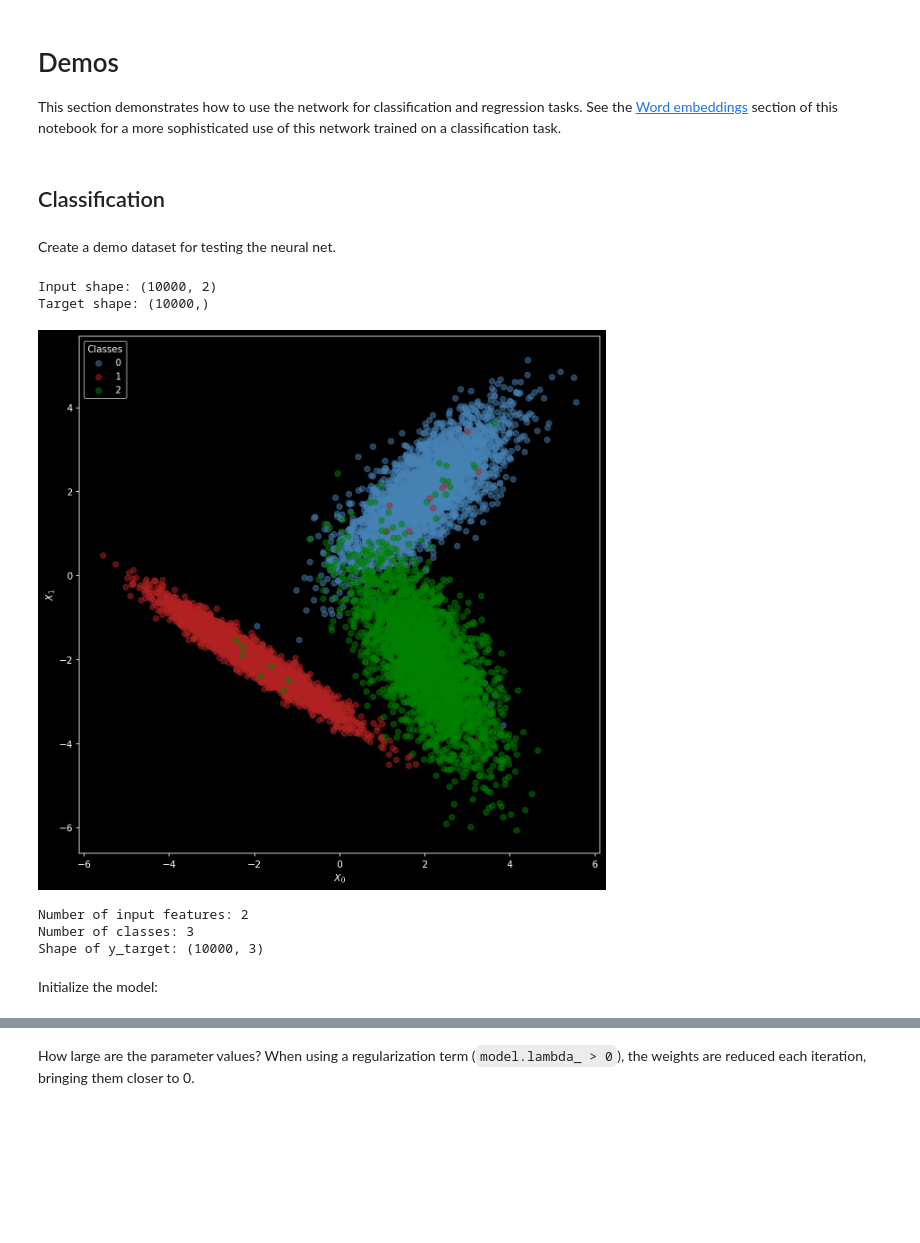
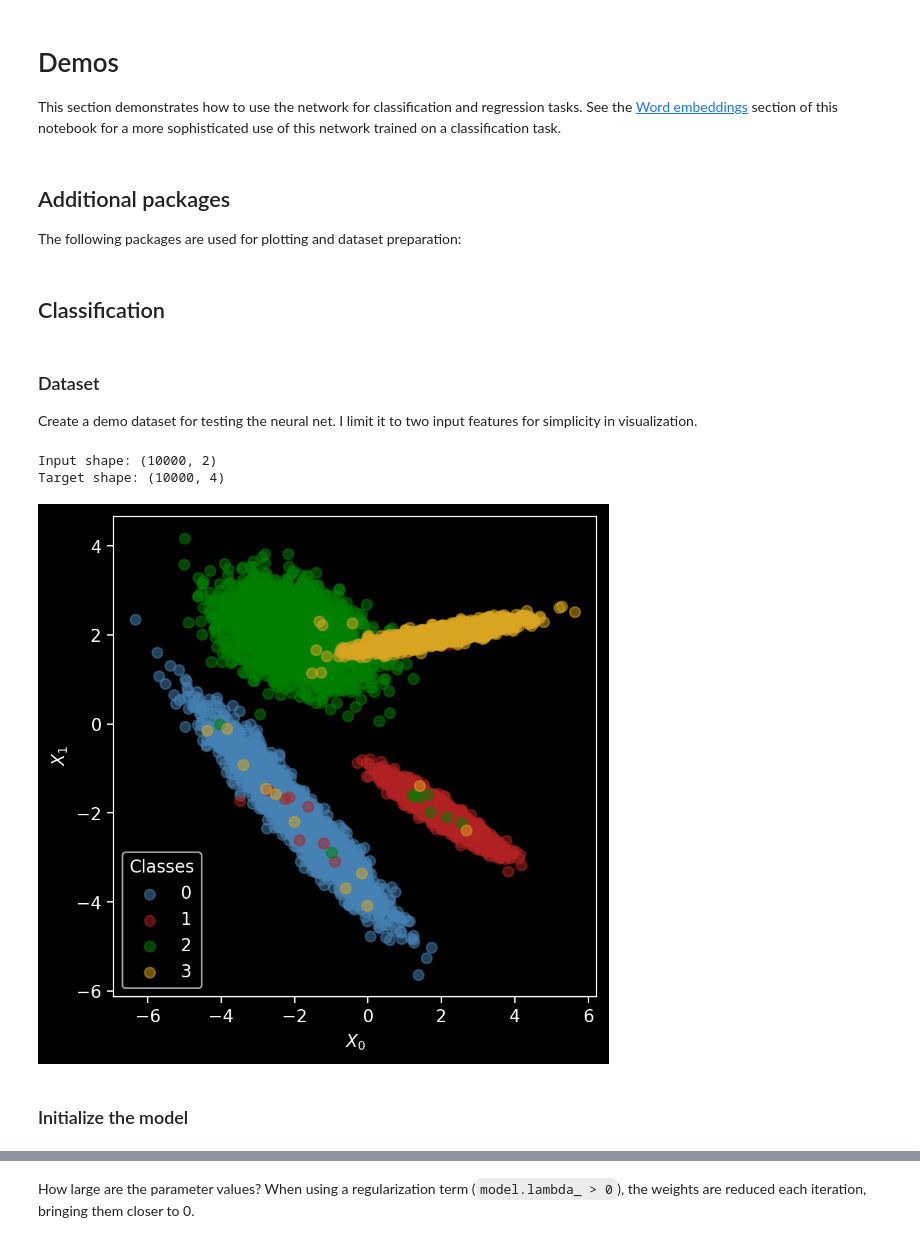
Before and after one commit to rparkr/ml-projects, a Jupyter notebook: neural_network_from_scratch.ipynb, the cells around one changed output, grey strips where cells are left out. Saved outputs shown, nothing was run; the diff lists cells and outputs as text; code cells hidden in the pictures; blank space fills up the shorter version.

```diff
--- a/neural_network_from_scratch.ipynb
+++ b/neural_network_from_scratch.ipynb
@@ -700,3 +1049,6 @@ class nn():
 # %% [markdown]
 # Demos
 This section demonstrates how to use the network for classification and regression tasks. See the [Word embeddings](#word-embeddings) section of this notebook for a more sophisticated use of this network trained on a classification task.
+# %% [markdown]
+## Additional packages
+The following packages are used for plotting and dataset preparation:
@@ -703,57 +1060,54 @@ This section demonstrates how to use the network for classification and regressi
 # %% [markdown]
 ## Classification
 # %% [markdown]
-Create a demo dataset for testing the neural net.
+### Dataset
+Create a demo dataset for testing the neural net. I limit it to two input features for simplicity in visualization.
 # %%
-import matplotlib as mpl  # low-level plotting functionality
-import matplotlib.pyplot as plt  # general-purpose plotting
-from sklearn.datasets import make_classification  # dataset generation
-from tqdm.auto import tqdm  # progres bars
-
 # Create arrays for the inputs (X) and target (y)
+# Choose any of the three methods below:
+# X, y = make_moons(n_samples=10_000, noise=0.2)
+# X, y = make_circles(n_samples=10_000, noise=0.05)
 X, y = make_classification(
     n_samples=10_000,
-    n_classes=3,
+    n_classes=4,
     n_features=2,  # total number of features
     n_informative=2,
     n_redundant=0,
     n_repeated=0,
     n_clusters_per_class=1,
     class_sep=2.0  # larger values create clusters farther apart
 )
 
+# Cast to the same data type used for the network's parameters
+X = X.astype(np.float32)
+# Encode y_target to match the format for computing loss
+y_target = one_hot_encode(y).astype(np.uint8)
+
 print(f"Input shape: {X.shape}")
-print(f"Target shape: {y.shape}")
+print(f"Target shape: {y_target.shape}")
 
-fig, ax = plt.subplots(figsize=(10, 10), dpi=150)
+# All at once, using default colors
+# plt.scatter(X[:, 0], X[:, 1], c=y, alpha=0.5, s=50)
+# plt.show()
+
+colors_list = ['steelblue', 'firebrick', 'green', 'goldenrod', 'slateblue', 'dimgray', 'saddlebrown', 'tomato', 'lightgreen', 'darkorange']
+
+fig, ax = plt.subplots(figsize=(5, 5), dpi=200)
 # Plot each class label
-for n, color in zip(np.unique(y), ['steelblue', 'firebrick', 'green']):
+for n, color in zip(np.unique(y), colors_list):
     ax.scatter(X[y==n, 0], X[y==n, 1], alpha=0.5, label=n, c=color)
 plt.legend(title='Classes')
 
 
 plt.xlabel('$X_0$')
 plt.ylabel('$X_1$')
 plt.show()
 # %% [output]
 Input shape: (10000, 2)
-Target shape: (10000,)
+Target shape: (10000, 4)
-[figure, old version]
+[figure, new version]
-# %%
-num_classes = np.unique(y).size
-print(f"Number of input features: {X.shape[1]}")
-print(f"Number of classes: {num_classes}")
-
-# One-hot encode y
-# See: https://stackoverflow.com/questions/29831489/convert-array-of-indices-to-one-hot-encoded-array-in-numpy/37323404#37323404
-y_target = np.eye(num_classes)[y]
-print(f"Shape of y_target: {y_target.shape}")
-# %% [output]
-Number of input features: 2
-Number of classes: 3
-Shape of y_target: (10000, 3)
 # %% [markdown]
-Initialize the model:
+### Initialize the model
 # %%
 model = nn(
     input_dim = X.shape[1],
```
Also changed, not shown: parts of 67 cells of this notebook.
